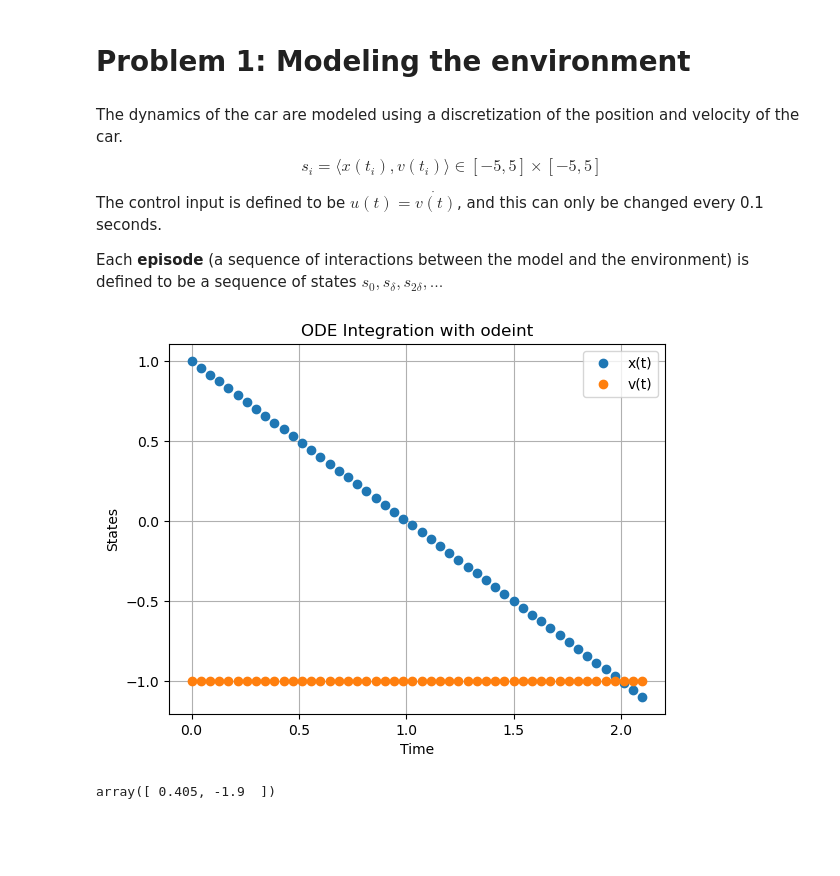
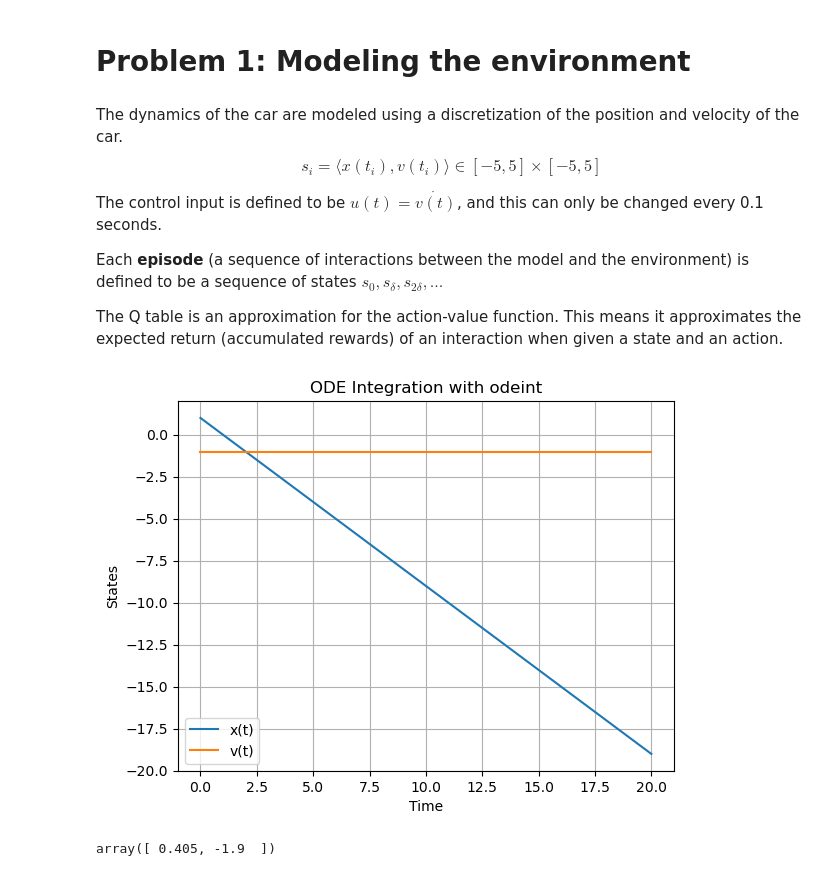
Before and after one commit to XavierVI/Intro_to_machine_learning_assignments, a Jupyter notebook: RL_Assignment/notebook.ipynb, the cells around one changed output. Drawn from its saved outputs; the diff is of its cells as text; code cells hidden in the pictures; blank space fills up the shorter version.

```diff
--- a/RL_Assignment/notebook.ipynb
+++ b/RL_Assignment/notebook.ipynb
@@ -9,36 +13,34 @@ $$
 The control input is defined to be $u(t) = \dot{v(t)}$, and this can only be changed every 0.1 seconds.
 
 Each **episode** (a sequence of interactions between the model and the environment) is defined to be a sequence of states $s_0, s_{\delta}, s_{2\delta}, ...$
+
+The Q table is an approximation for the action-value function. This means it approximates the expected return (accumulated rewards) of an interaction when given a state and an action.
 # %%
-import numpy as np
-import matplotlib.pyplot as plt
-from scipy.integrate import odeint
-
 def model(s, t, u):
     # this is changing the state by incrementing the position
     # by the velocity and the velocity by the acceleration
     dsdt = [s[1], u]
     return dsdt
 
 # the state of the system, which is the position and velocity of the car
 s0 = [1, -1]
 # the control input, which is the acceleration of the car
 u_i = 0
 delta = 0.1
-step = np.linspace(0, 21*delta)
+step = np.linspace(0, 200*delta)
 # this function generates each state at each time step
 y = odeint(model, s0, step, args=(u_i,))
 
-plt.plot(step, y[:, 0], 'o', label='x(t)')
-plt.plot(step, y[:, 1], 'o', label='v(t)')
+plt.plot(step, y[:, 0], label='x(t)')
+plt.plot(step, y[:, 1], label='v(t)')
 plt.title('ODE Integration with odeint')
 plt.xlabel('Time')
 plt.ylabel('States')
 plt.legend()
 plt.grid()
 plt.show()
 # %% [output]
-[figure, old version]
+[figure, new version]
 # %%
 s0 = [0.6, -2]
 u = 1
```
Also changed, not shown: parts of 9 cells of this notebook, 1 other file.
